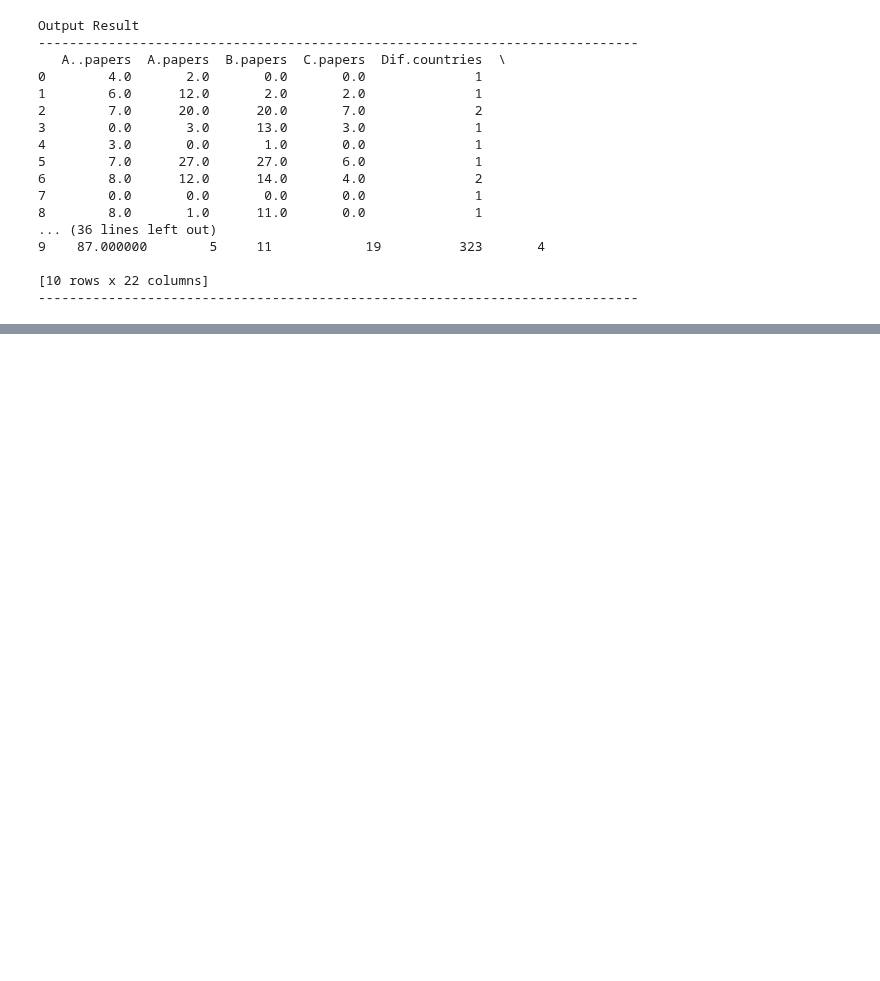
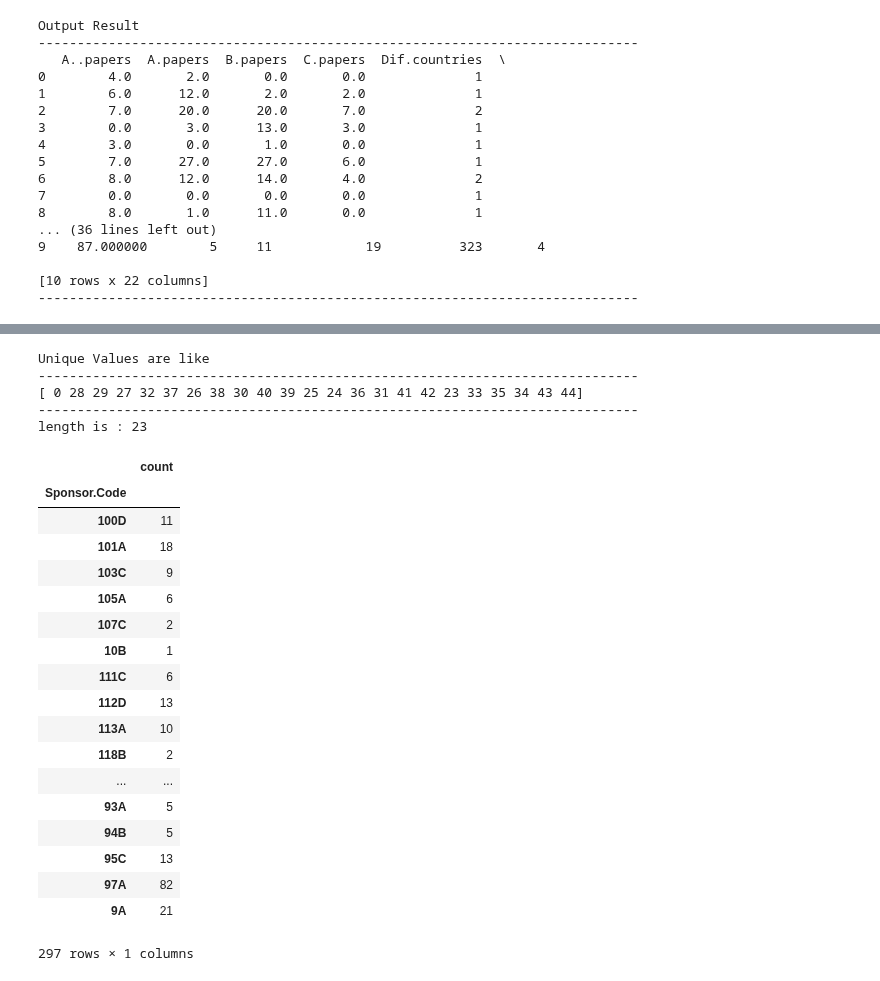
Before and after one commit to 2018HCIntern/2018HCIntern, a Jupyter notebook: data preprocessing/DataExploit_PreProcessing.ipynb, the cells around one changed output, grey strips where cells are left out. Cells and saved outputs as stored; diff of their text form; code cells hidden in the pictures; blank space fills up the shorter version.

```diff
--- a/predict grant app/DataExploit_PreProcessing.ipynb
+++ b/data preprocessing/DataExploit_PreProcessing.ipynb
@@ -723,0 +880,32 @@ Output Result
+# %%
+FindUniqueValues("RFCD.Code.3")
+# %% [output]
+Unique Values are like
+-----------------------------------------------------------------------------
+[ 0 28 29 27 32 37 26 38 30 40 39 25 24 36 31 41 42 23 33 35 34 43 44]
+-----------------------------------------------------------------------------
+length is : 23
+# %%
+x_df = df.groupby(['Sponsor.Code'])["Grant.Category.Code"].agg(['count'])
+
+x_df
+# %% [output]
+|  | count |
+| Sponsor.Code |  |
+| 100D | 11 |
+| 101A | 18 |
+| 103C | 9 |
+| 105A | 6 |
+| 107C | 2 |
+| 10B | 1 |
+| 111C | 6 |
+| 112D | 13 |
+| 113A | 10 |
+| 118B | 2 |
+| ... | ... |
+| 93A | 5 |
+| 94B | 5 |
+| 95C | 13 |
+| 97A | 82 |
+| 9A | 21 |
+297 rows × 1 columns
```
Also changed, not shown: parts of 17 cells of this notebook, 4 other files.
